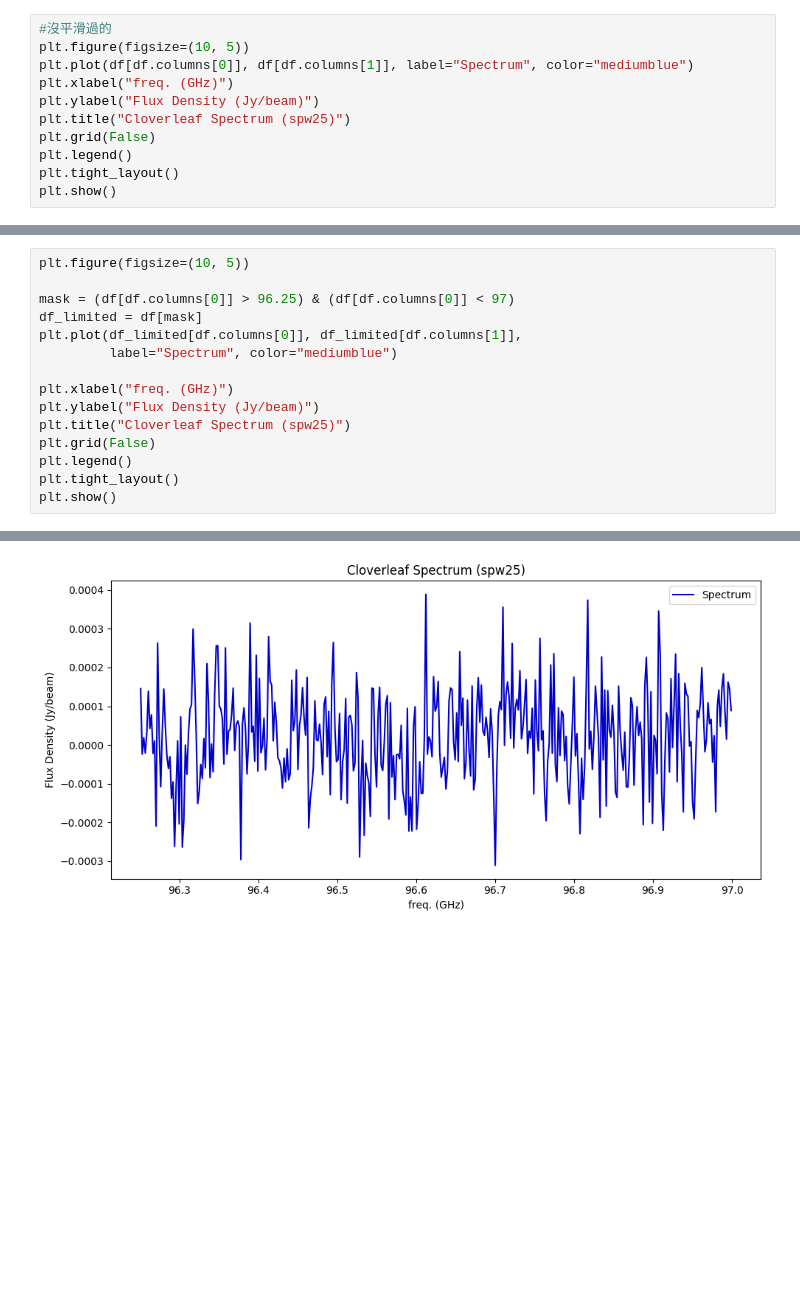
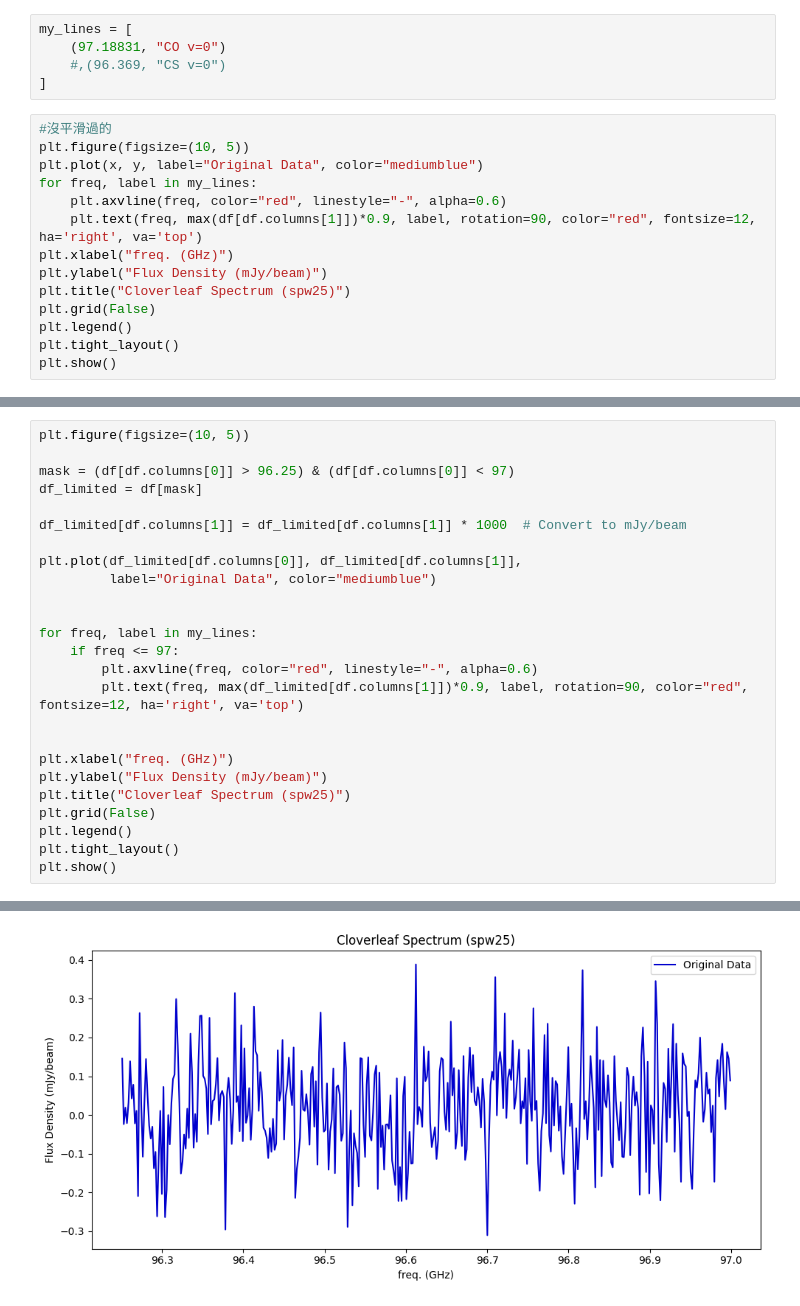
Before and after one commit to 000RF/spectral-line, a Jupyter notebook: Cloverleaf/spw25/spw25.ipynb, the cells around one changed output, grey strips where cells are left out. Saved outputs shown, nothing was run; the diff lists cells and outputs as text; blank space fills up the shorter version.

```diff
--- a/Cloverleaf/spw25/spw25.ipynb
+++ b/Cloverleaf/spw25/spw25.ipynb
@@ -16,10 +18,18 @@ df[df.columns[1]] = pd.to_numeric(df[df.columns[1]], errors="coerce")
 df = df.dropna()
+# %%
+my_lines = [
+    (97.18831, "CO v=0")
+    #,(96.369, "CS v=0")
+]
 # %%
 #沒平滑過的
 plt.figure(figsize=(10, 5))
-plt.plot(df[df.columns[0]], df[df.columns[1]], label="Spectrum", color="mediumblue")
+plt.plot(x, y, label="Original Data", color="mediumblue")
+for freq, label in my_lines:
+    plt.axvline(freq, color="red", linestyle="-", alpha=0.6)
+    plt.text(freq, max(df[df.columns[1]])*0.9, label, rotation=90, color="red", fontsize=12, ha='right', va='top')
 plt.xlabel("freq. (GHz)")
-plt.ylabel("Flux Density (Jy/beam)")
+plt.ylabel("Flux Density (mJy/beam)")
 plt.title("Cloverleaf Spectrum (spw25)")
 plt.grid(False)
 plt.legend()
@@ -32,11 +42,21 @@ plt.figure(figsize=(10, 5))
 
 mask = (df[df.columns[0]] > 96.25) & (df[df.columns[0]] < 97)
 df_limited = df[mask]
+
+df_limited[df.columns[1]] = df_limited[df.columns[1]] * 1000  # Convert to mJy/beam
+
 plt.plot(df_limited[df.columns[0]], df_limited[df.columns[1]],
-         label="Spectrum", color="mediumblue")
+         label="Original Data", color="mediumblue")
+
+
+for freq, label in my_lines:
+    if freq <= 97:
+        plt.axvline(freq, color="red", linestyle="-", alpha=0.6)
+        plt.text(freq, max(df_limited[df.columns[1]])*0.9, label, rotation=90, color="red", fontsize=12, ha='right', va='top')
+
 
 plt.xlabel("freq. (GHz)")
-plt.ylabel("Flux Density (Jy/beam)")
+plt.ylabel("Flux Density (mJy/beam)")
 plt.title("Cloverleaf Spectrum (spw25)")
 plt.grid(False)
 plt.legend()
@@ -46 +71 @@ plt.show()
-[figure, old version]
+[figure, new version]
```
Also changed, not shown: parts of 10 cells of this notebook, 1 other file.
